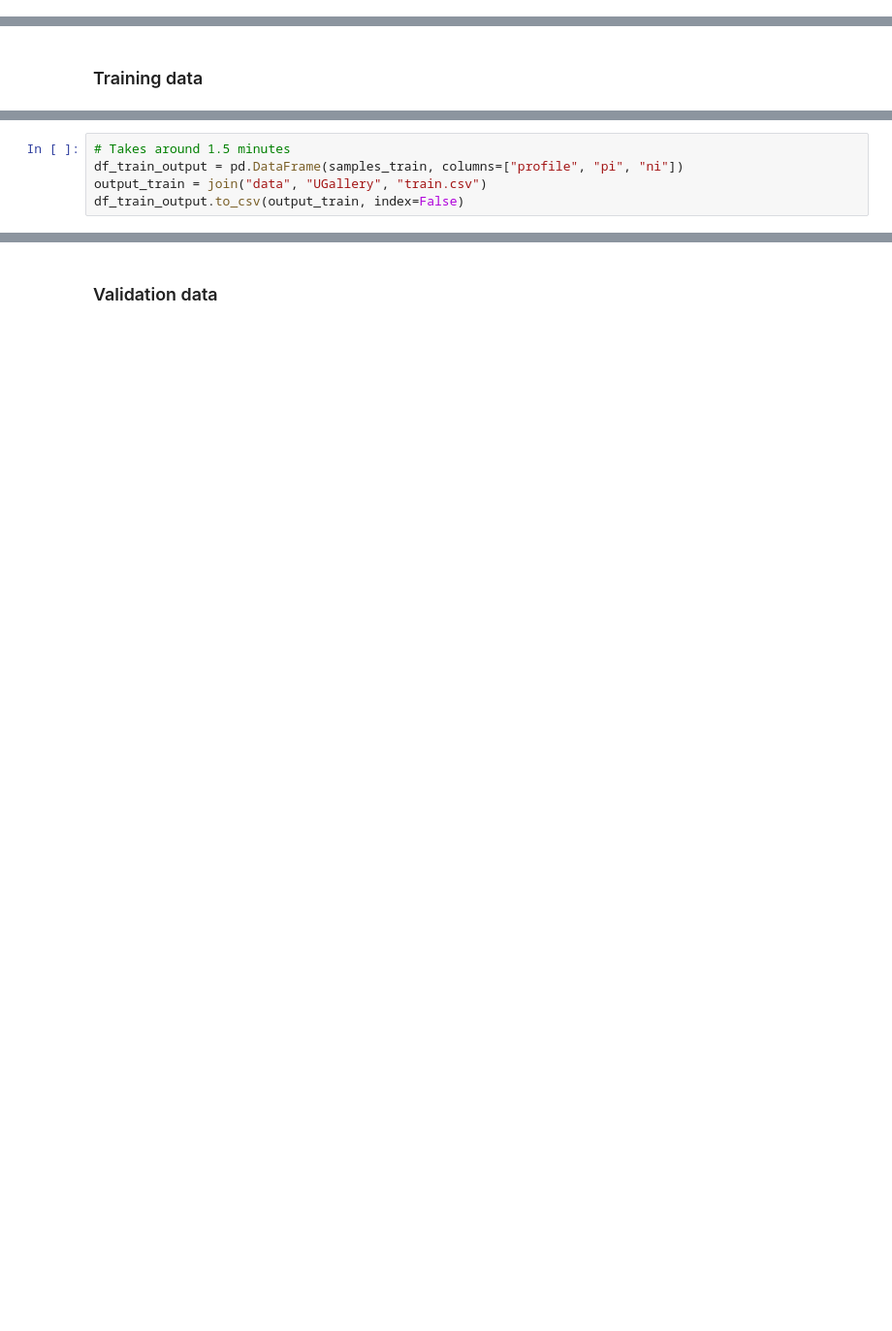
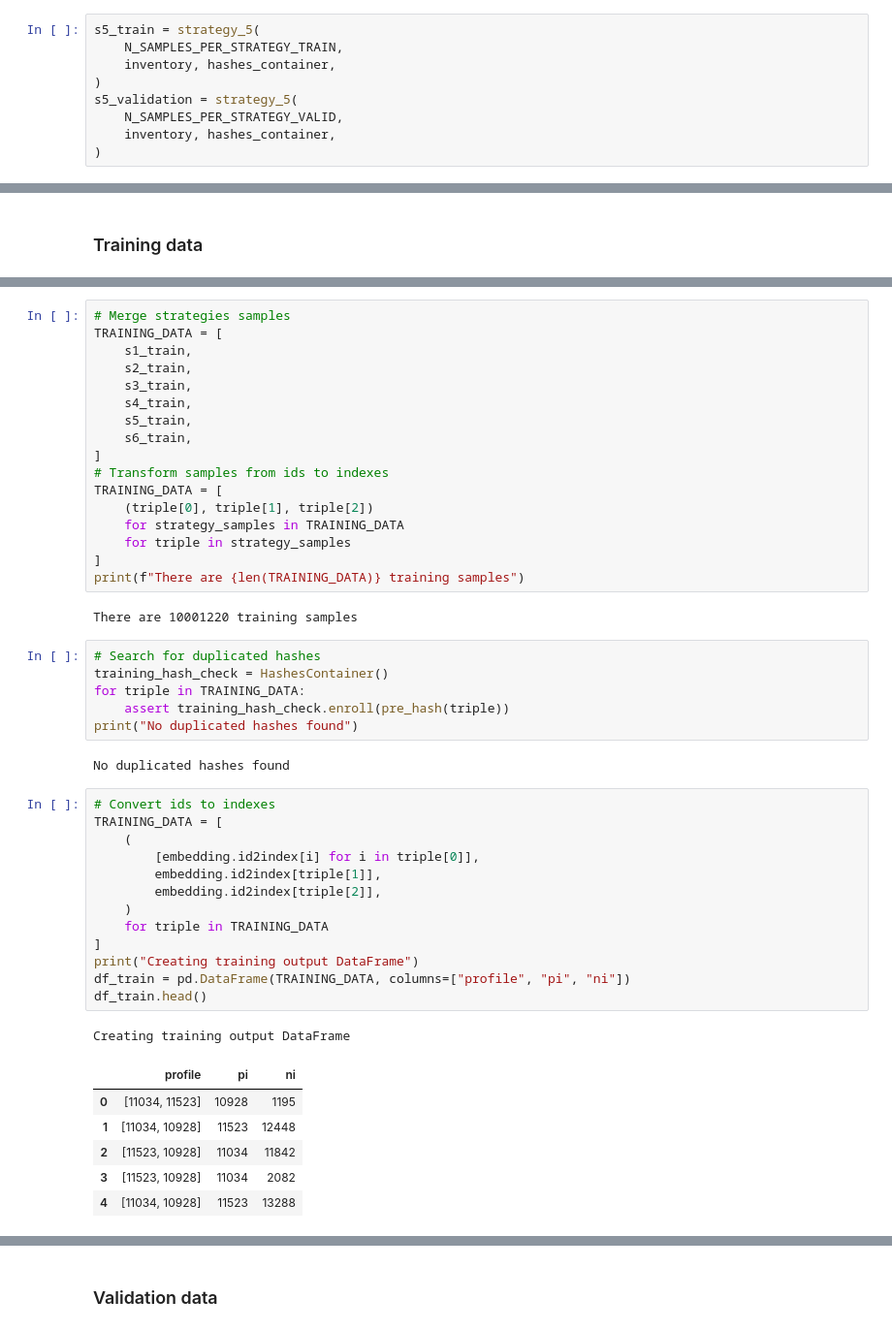
Before and after one commit to aaossa/Model-experiments, a Jupyter notebook: Data processing procedure.ipynb, the cells around one changed output, grey strips where cells are left out. Shown at 97% size. Drawn from its saved outputs; the diff is of its cells as text; blank space fills up the shorter version.

```diff
--- a/Data processing procedure.ipynb
+++ b/Data processing procedure.ipynb
@@ -969,0 +297,9 @@ Samples: 83334
+# %%
+s5_train = strategy_5(
+    N_SAMPLES_PER_STRATEGY_TRAIN,
+    inventory, hashes_container,
+)
+s5_validation = strategy_5(
+    N_SAMPLES_PER_STRATEGY_VALID,
+    inventory, hashes_container,
+)
@@ -1090,5 +357,48 @@ No duplicated hashes found
-# %%
-# Takes around 1.5 minutes
-df_train_output = pd.DataFrame(samples_train, columns=["profile", "pi", "ni"])
-output_train = join("data", "UGallery", "train.csv")
-df_train_output.to_csv(output_train, index=False)
+# %%
+# Merge strategies samples
+TRAINING_DATA = [
+    s1_train,
+    s2_train,
+    s3_train,
+    s4_train,
+    s5_train,
+    s6_train,
+]
+# Transform samples from ids to indexes
+TRAINING_DATA = [
+    (triple[0], triple[1], triple[2])
+    for strategy_samples in TRAINING_DATA
+    for triple in strategy_samples
+]
+print(f"There are {len(TRAINING_DATA)} training samples")
+# %% [output]
+There are 10001220 training samples
+# %%
+# Search for duplicated hashes
+training_hash_check = HashesContainer()
+for triple in TRAINING_DATA:
+    assert training_hash_check.enroll(pre_hash(triple))
+print("No duplicated hashes found")
+# %% [output]
+No duplicated hashes found
+# %%
+# Convert ids to indexes
+TRAINING_DATA = [
+    (
+        [embedding.id2index[i] for i in triple[0]],
+        embedding.id2index[triple[1]],
+        embedding.id2index[triple[2]],
+    )
+    for triple in TRAINING_DATA
+]
+print("Creating training output DataFrame")
+df_train = pd.DataFrame(TRAINING_DATA, columns=["profile", "pi", "ni"])
+df_train.head()
+# %% [output]
+Creating training output DataFrame
+|  | profile | pi | ni |
+| 0 | [11034, 11523] | 10928 | 1195 |
+| 1 | [11034, 10928] | 11523 | 12448 |
+| 2 | [11523, 10928] | 11034 | 11842 |
+| 3 | [11523, 10928] | 11034 | 2082 |
+| 4 | [11034, 10928] | 11523 | 13288 |
```
Also changed, not shown: parts of 64 cells of this notebook, 6 other files.
